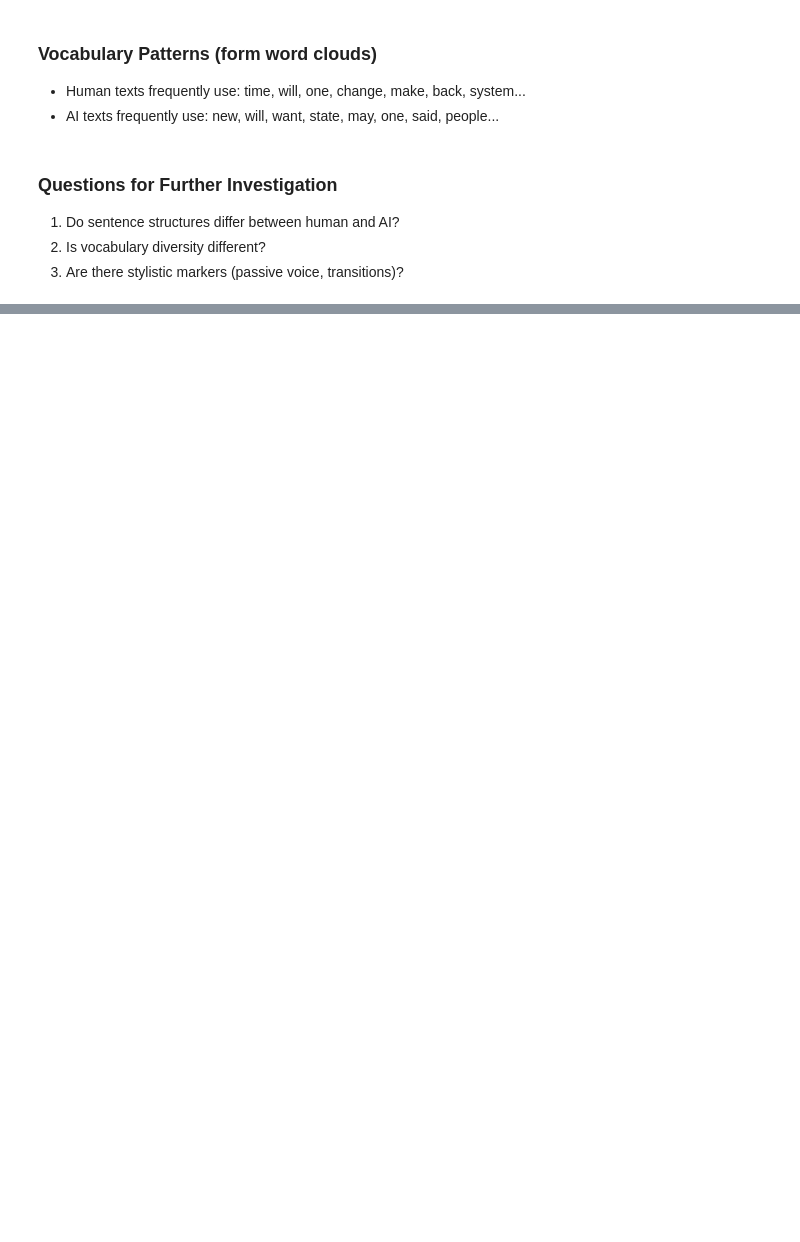
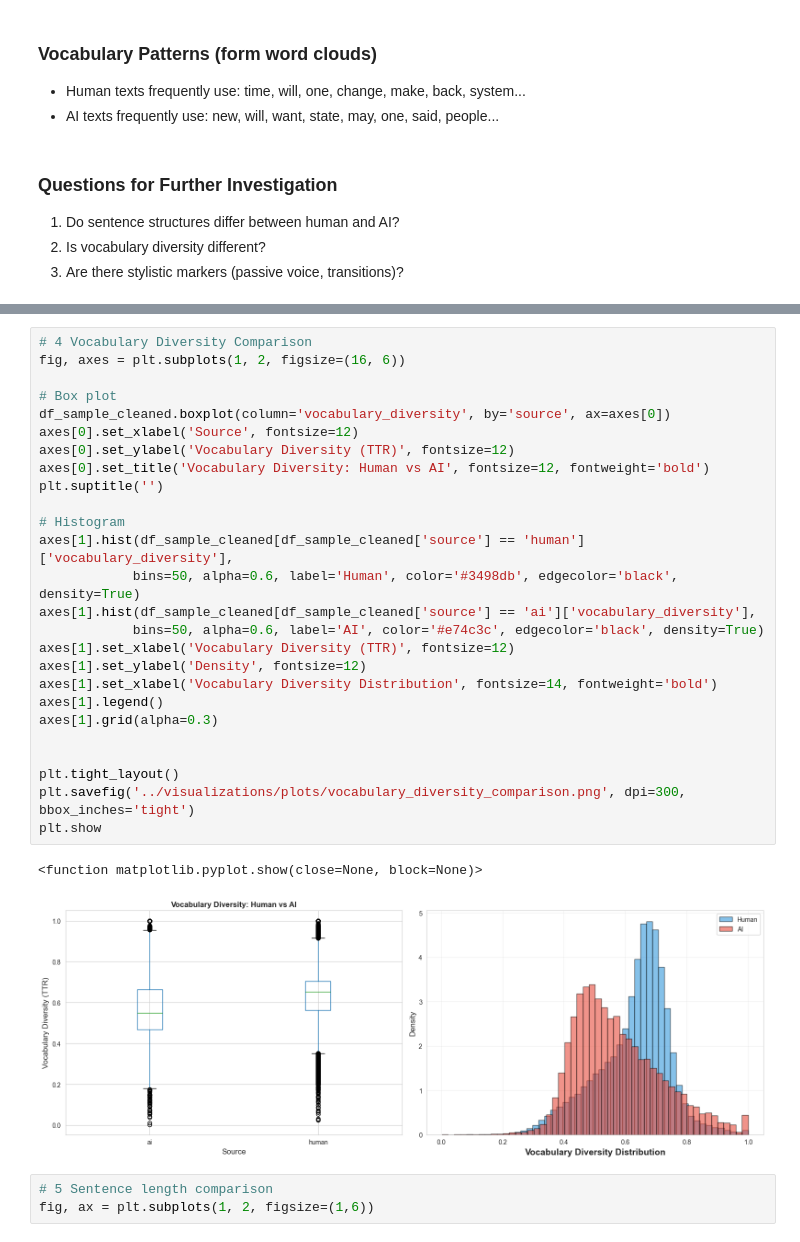
Before and after one commit to Hannahthegreat/ai-text-detection, a Jupyter notebook: notebooks/01_data_exploration.ipynb, the cells around one changed output, grey strips where cells are left out. Drawn from its saved outputs; the diff is of its cells as text; blank space fills up the shorter version.

```diff
--- a/notebooks/01_data_exploration.ipynb
+++ b/notebooks/01_data_exploration.ipynb
@@ -477,0 +865,32 @@ plt.show()
+# %%
+# 4 Vocabulary Diversity Comparison
+fig, axes = plt.subplots(1, 2, figsize=(16, 6))
+
+# Box plot
+df_sample_cleaned.boxplot(column='vocabulary_diversity', by='source', ax=axes[0])
+axes[0].set_xlabel('Source', fontsize=12)
+axes[0].set_ylabel('Vocabulary Diversity (TTR)', fontsize=12)
+axes[0].set_title('Vocabulary Diversity: Human vs AI', fontsize=12, fontweight='bold')
+plt.suptitle('')
+
+# Histogram
+axes[1].hist(df_sample_cleaned[df_sample_cleaned['source'] == 'human']['vocabulary_diversity'],
+            bins=50, alpha=0.6, label='Human', color='#3498db', edgecolor='black', density=True)
+axes[1].hist(df_sample_cleaned[df_sample_cleaned['source'] == 'ai']['vocabulary_diversity'],
+            bins=50, alpha=0.6, label='AI', color='#e74c3c', edgecolor='black', density=True)
+axes[1].set_xlabel('Vocabulary Diversity (TTR)', fontsize=12)
+axes[1].set_ylabel('Density', fontsize=12)
+axes[1].set_xlabel('Vocabulary Diversity Distribution', fontsize=14, fontweight='bold')
+axes[1].legend()
+axes[1].grid(alpha=0.3)
+
+
+plt.tight_layout()
+plt.savefig('../visualizations/plots/vocabulary_diversity_comparison.png', dpi=300, bbox_inches='tight')
+plt.show
+# %% [output]
+<function matplotlib.pyplot.show(close=None, block=None)>
+[figure, added]
+# %%
+# 5 Sentence length comparison
+fig, ax = plt.subplots(1, 2, figsize=(1,6))
```
Also changed, not shown: parts of 18 cells of this notebook, 8 other files.
